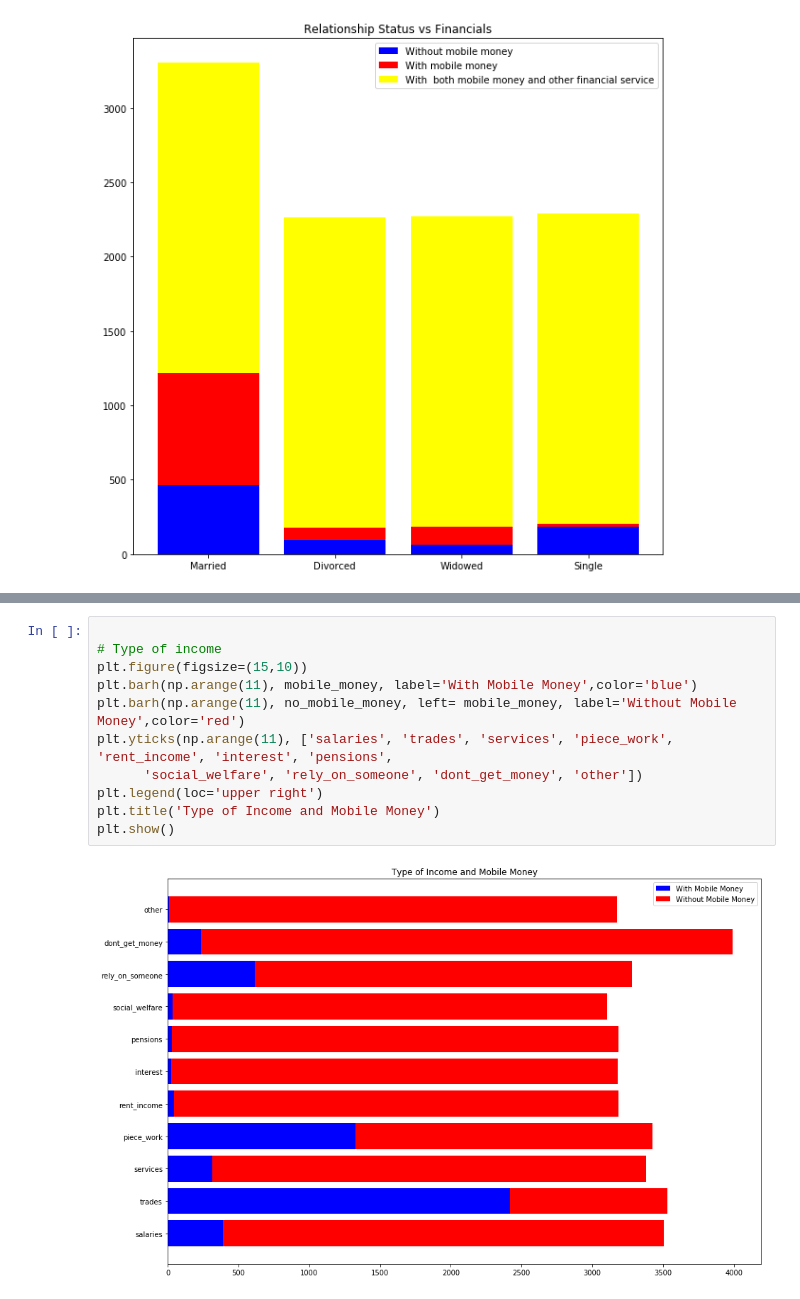
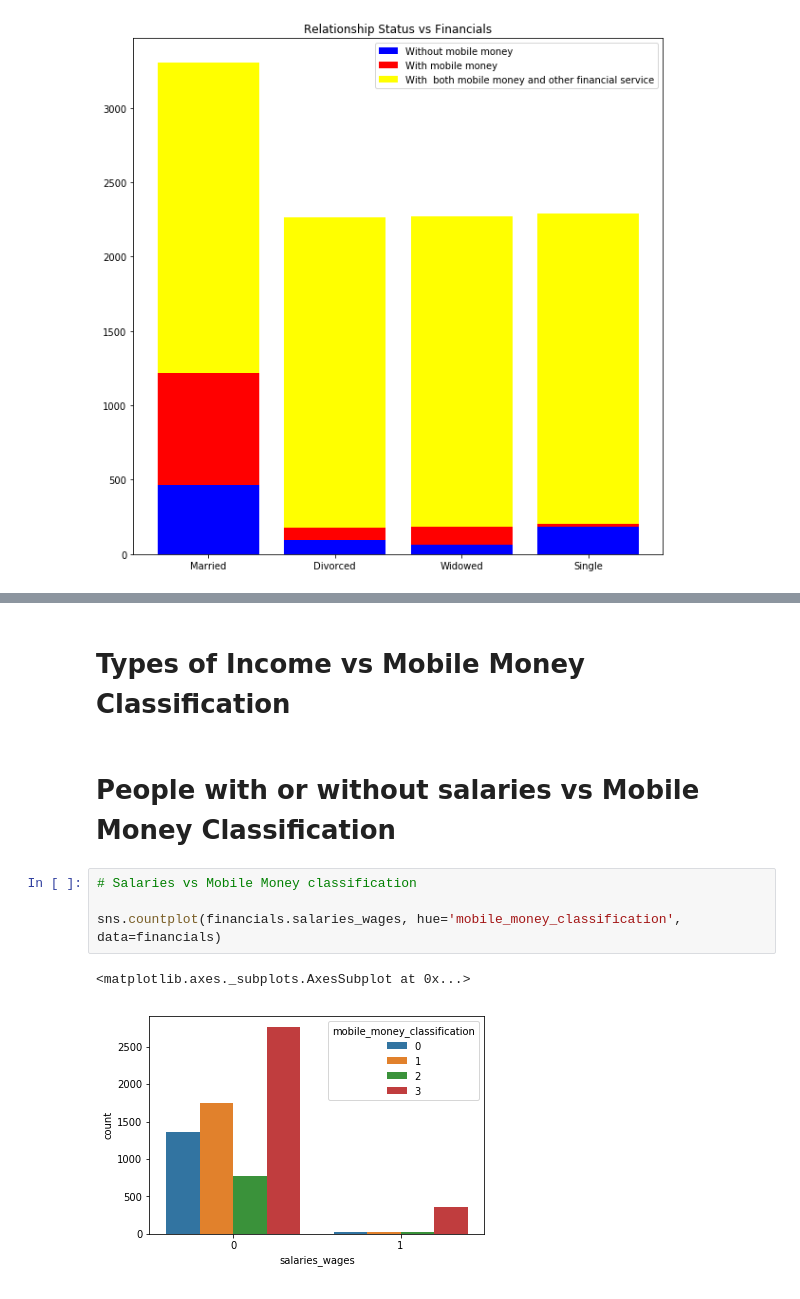
Before and after one commit to jbmasemza/tanzania_mobile_money, a Jupyter notebook: Untitled.ipynb, the cells around one changed output, grey strips where cells are left out. Drawn from its saved outputs; the diff is of its cells as text.

```diff
--- a/Untitled.ipynb
+++ b/Untitled.ipynb
@@ -362,13 +290,11 @@ no_mobile_money = [no_salaries, no_trades, no_services, no_piece_work, no_rent_i
-# %%
-
-# Type of income
-plt.figure(figsize=(15,10))
-plt.barh(np.arange(11), mobile_money, label='With Mobile Money',color='blue')
-plt.barh(np.arange(11), no_mobile_money, left= mobile_money, label='Without Mobile Money',color='red')
-plt.yticks(np.arange(11), ['salaries', 'trades', 'services', 'piece_work', 'rent_income', 'interest', 'pensions',
-      'social_welfare', 'rely_on_someone', 'dont_get_money', 'other'])
-plt.legend(loc='upper right')
-plt.title('Type of Income and Mobile Money')
-plt.show()
-# %% [output]
-[figure, removed]
+# %% [markdown]
+# Types of Income vs Mobile Money Classification
+# %% [markdown]
+# People with or without salaries vs Mobile Money Classification
+# %%
+# Salaries vs Mobile Money classification
+
+sns.countplot(financials.salaries_wages, hue='mobile_money_classification', data=financials)
+# %% [output]
+<matplotlib.axes._subplots.AxesSubplot at 0x...>
+[figure, added]
```
Also changed, not shown: parts of 50 cells of this notebook.
